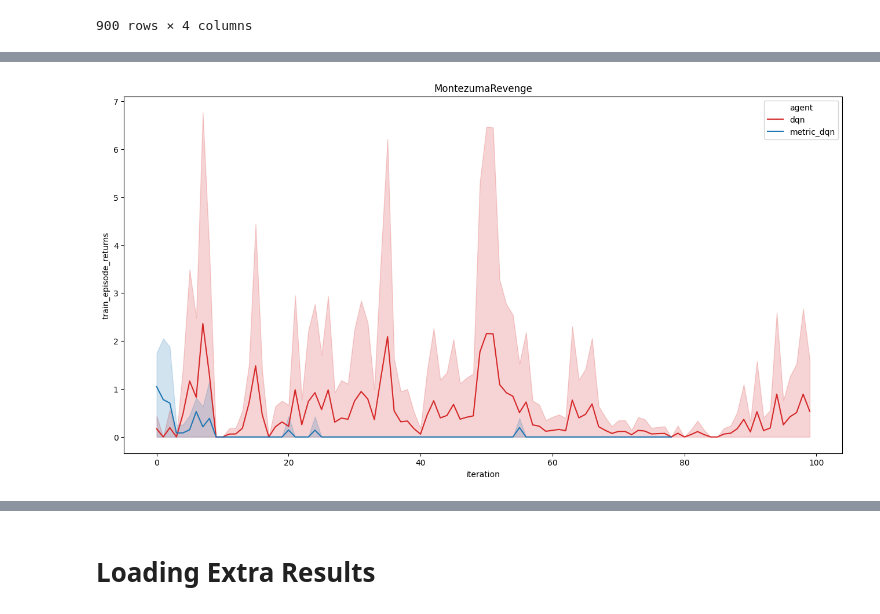
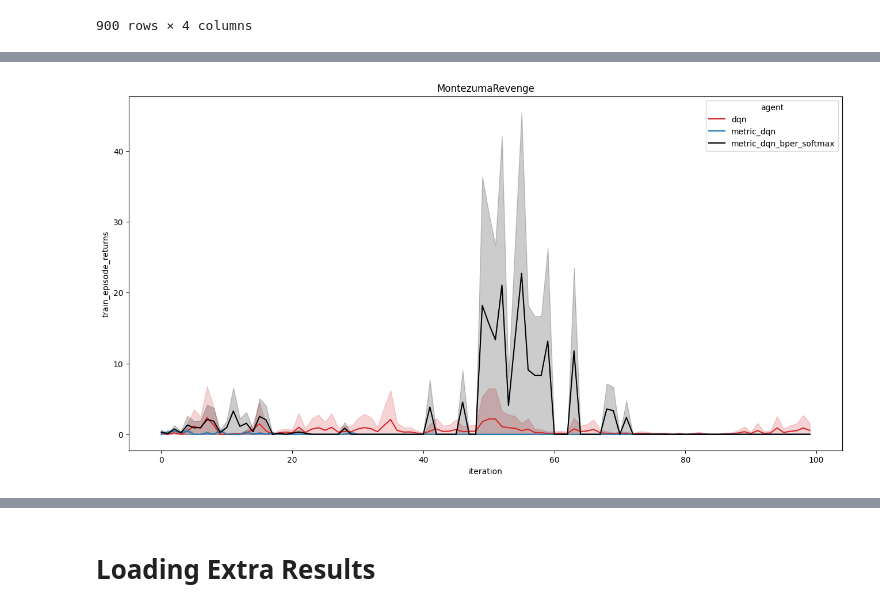
Before and after one commit to ZosoV/bisimulation-PER, a Jupyter notebook: jupyter_notebooks/load_statistics.ipynb, the cells around one changed output, grey strips where cells are left out. Drawn from its saved outputs; the diff is of its cells as text; code cells hidden in the pictures.

```diff
--- a/jupyter_notebooks/load_statistics.ipynb
+++ b/jupyter_notebooks/load_statistics.ipynb
@@ -433,28 +427,31 @@ plot_game(game = game, dataframes = dataframes)
 # %%
 # NOTE: Synchronize the results from the ssh server before runing the next cell
 
 game = 'MontezumaRevenge'
 results = read_experiment( log_path = f"logs/{game}/",
                      parameter_set= collections.OrderedDict([
-                                    ('agent', ["metric_dqn",
+                                    ('agent', [
+                                    "metric_dqn",
                                     # 'metric_dqn_per',
-                                    # 'metric_dqn_bper_softmax',
+                                    'metric_dqn_bper_softmax',
                                     # "metric_dqn_bper_exponential_norm",
                                     # "metric_dqn_bper_td_weights"
                                     ]),
-                         ('run_number', ['118398', '711872', '919409']),
+                        #  ('run_number', ['118398', '711872', '919409']),
+                            ('run_number', ['118398', '919409']),
+
                      ]),
                      job_descriptor='{}/{}',
                      summary_keys=['train_episode_returns'],)
 
 # Load dqn baseline data
 dataframes = load_baselines(load_path = 'outputs/baselines/dqn')
 
 # Merging the new results to the existing data frame
 dataframes[game] = dataframes[game].merge(
     results, how='outer')
 
 # Plot the baselines and my results
 plot_game(game = game, dataframes = dataframes)
 # %% [output]
-[figure, old version]
+[figure, new version]
```
Also changed, not shown: parts of 8 cells of this notebook, 3 other files.
